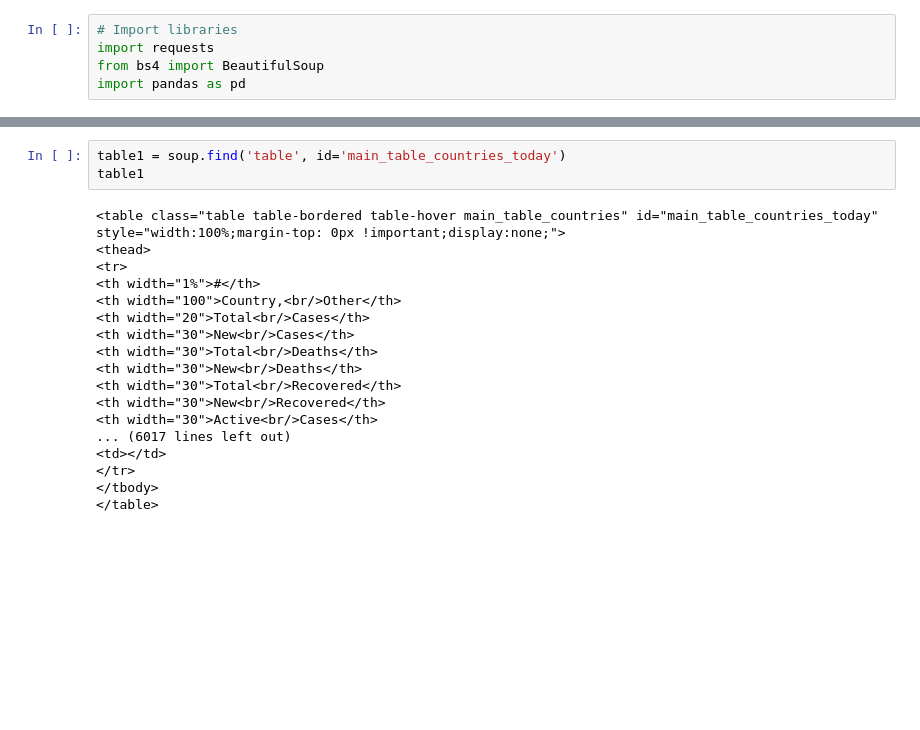
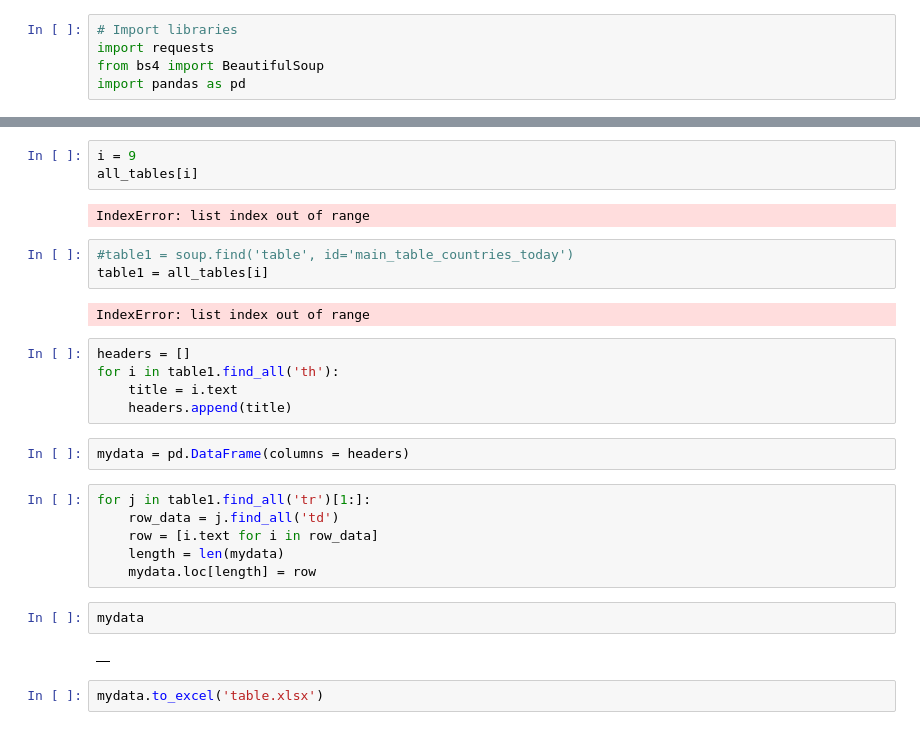
Before and after one commit to BillChen24/scrapeAll, a Jupyter notebook: notebooks/scrapeTableFromWebsite.ipynb, the cells around one changed output, grey strips where cells are left out. Saved outputs shown, nothing was run; the diff lists cells and outputs as text; blank space fills up the shorter version.

```diff
--- a/notebooks/scrapeTableFromWebsite.ipynb
+++ b/notebooks/scrapeTableFromWebsite.ipynb
@@ -32,21 +34,29 @@ soup
+# %%
+i = 9
+all_tables[i]
+# %% [output]
+IndexError: list index out of range
 # %%
-table1 = soup.find('table', id='main_table_countries_today')
-table1
+#table1 = soup.find('table', id='main_table_countries_today')
+table1 = all_tables[i]
 # %% [output]
-<table class="table table-bordered table-hover main_table_countries" id="main_table_countries_today" style="width:100%;margin-top: 0px !important;display:none;">
-<thead>
-<tr>
-<th width="1%">#</th>
-<th width="100">Country,<br/>Other</th>
-<th width="20">Total<br/>Cases</th>
-<th width="30">New<br/>Cases</th>
-<th width="30">Total<br/>Deaths</th>
-<th width="30">New<br/>Deaths</th>
-<th width="30">Total<br/>Recovered</th>
-<th width="30">New<br/>Recovered</th>
-<th width="30">Active<br/>Cases</th>
-... (6017 lines left out)
-<td></td>
-</tr>
-</tbody>
-</table>
+IndexError: list index out of range
+# %%
+headers = []
+for i in table1.find_all('th'):
+    title = i.text
+    headers.append(title)
+# %%
+mydata = pd.DataFrame(columns = headers)
+# %%
+for j in table1.find_all('tr')[1:]:
+    row_data = j.find_all('td')
+    row = [i.text for i in row_data]
+    length = len(mydata)
+    mydata.loc[length] = row
+# %%
+mydata
+# %% [output]
+|  |
+# %%
+mydata.to_excel('table.xlsx')
```
Also changed, not shown: parts of 3 cells of this notebook, 23 other files.
